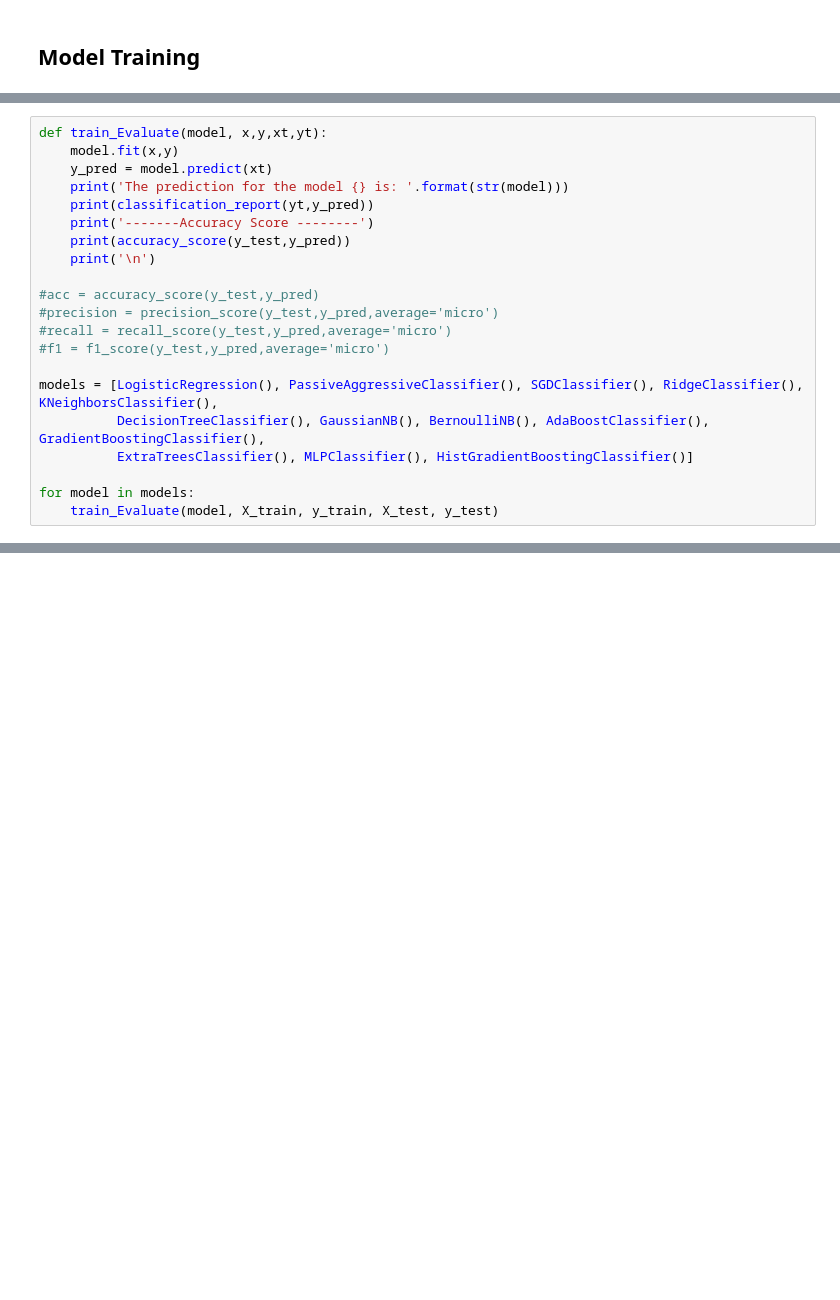
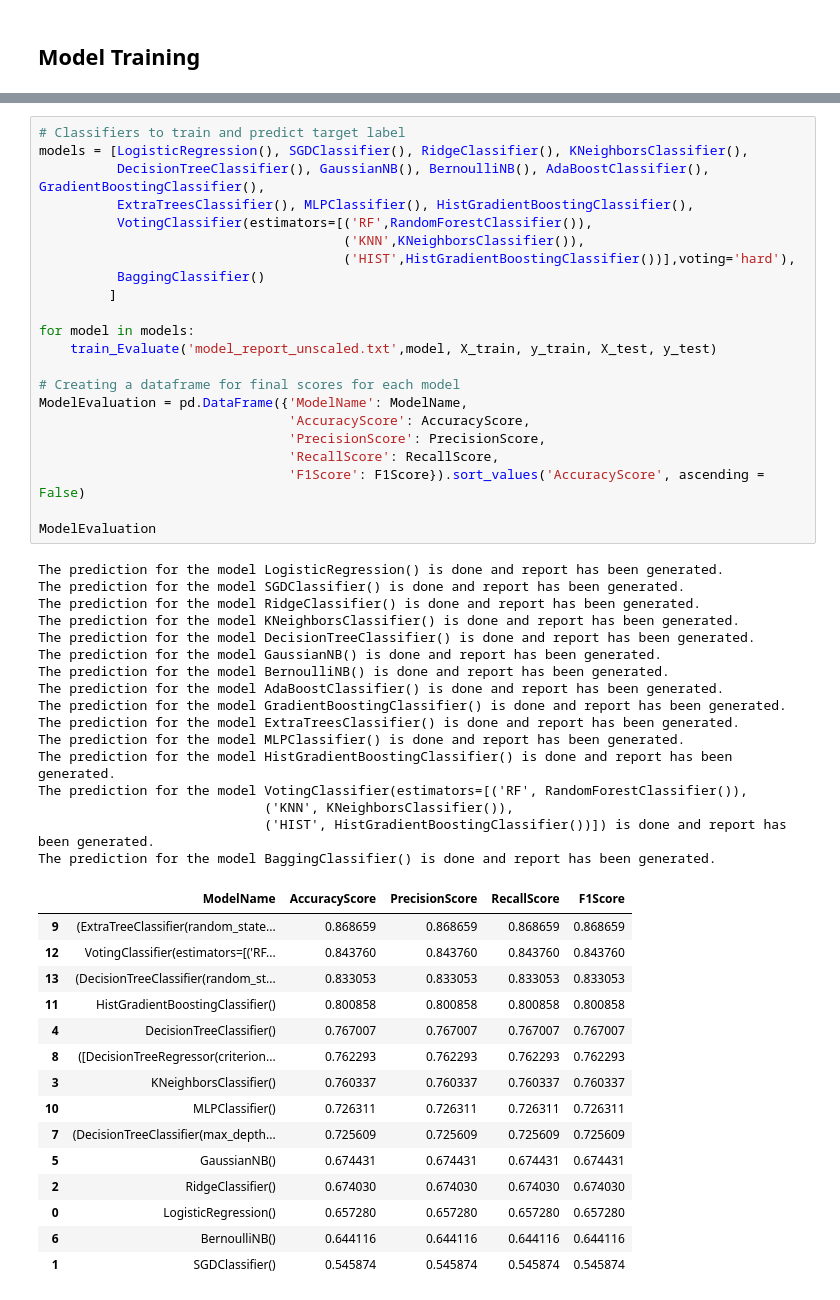
Before and after one commit to ptrGSKA/Credit_Score_Classification, a Jupyter notebook: credit_score_classification.ipynb, the cells around one changed output, grey strips where cells are left out. Drawn from its saved outputs; the diff is of its cells as text; blank space fills up the shorter version.

```diff
--- a/credit_score_classification.ipynb
+++ b/credit_score_classification.ipynb
@@ -762,21 +773,0 @@ X_train, X_test, y_train, y_test = train_test_split(X,y,
-# %%
-def train_Evaluate(model, x,y,xt,yt):
-    model.fit(x,y)
-    y_pred = model.predict(xt)
-    print('The prediction for the model {} is: '.format(str(model)))
-    print(classification_report(yt,y_pred))
-    print('-------Accuracy Score --------')
-    print(accuracy_score(y_test,y_pred))
-    print('\n')
-
-#acc = accuracy_score(y_test,y_pred)
-#precision = precision_score(y_test,y_pred,average='micro')
-#recall = recall_score(y_test,y_pred,average='micro')
-#f1 = f1_score(y_test,y_pred,average='micro')
-
-models = [LogisticRegression(), PassiveAggressiveClassifier(), SGDClassifier(), RidgeClassifier(), KNeighborsClassifier(),
-          DecisionTreeClassifier(), GaussianNB(), BernoulliNB(), AdaBoostClassifier(), GradientBoostingClassifier(),
-          ExtraTreesClassifier(), MLPClassifier(), HistGradientBoostingClassifier()]
-
-for model in models:
-    train_Evaluate(model, X_train, y_train, X_test, y_test)
@@ -801 +823,55 @@ weighted avg       0.74      0.74      0.74     30000
+# %%
+# Classifiers to train and predict target label
+models = [LogisticRegression(), SGDClassifier(), RidgeClassifier(), KNeighborsClassifier(),
+          DecisionTreeClassifier(), GaussianNB(), BernoulliNB(), AdaBoostClassifier(), GradientBoostingClassifier(),
+          ExtraTreesClassifier(), MLPClassifier(), HistGradientBoostingClassifier(),
+          VotingClassifier(estimators=[('RF',RandomForestClassifier()),
+                                       ('KNN',KNeighborsClassifier()),
+                                       ('HIST',HistGradientBoostingClassifier())],voting='hard'),
+          BaggingClassifier()
+         ]
+
+for model in models:
+    train_Evaluate('model_report_unscaled.txt',model, X_train, y_train, X_test, y_test)
+
+# Creating a dataframe for final scores for each model
+ModelEvaluation = pd.DataFrame({'ModelName': ModelName,
+                                'AccuracyScore': AccuracyScore,
+                                'PrecisionScore': PrecisionScore,
+                                'RecallScore': RecallScore,
+                                'F1Score': F1Score}).sort_values('AccuracyScore', ascending = False)
+
+ModelEvaluation
+# %% [output]
+The prediction for the model LogisticRegression() is done and report has been generated.
+The prediction for the model SGDClassifier() is done and report has been generated.
+The prediction for the model RidgeClassifier() is done and report has been generated.
+The prediction for the model KNeighborsClassifier() is done and report has been generated.
+The prediction for the model DecisionTreeClassifier() is done and report has been generated.
+The prediction for the model GaussianNB() is done and report has been generated.
+The prediction for the model BernoulliNB() is done and report has been generated.
+The prediction for the model AdaBoostClassifier() is done and report has been generated.
+The prediction for the model GradientBoostingClassifier() is done and report has been generated.
+The prediction for the model ExtraTreesClassifier() is done and report has been generated.
+The prediction for the model MLPClassifier() is done and report has been generated.
+The prediction for the model HistGradientBoostingClassifier() is done and report has been generated.
+The prediction for the model VotingClassifier(estimators=[('RF', RandomForestClassifier()),
+                             ('KNN', KNeighborsClassifier()),
+                             ('HIST', HistGradientBoostingClassifier())]) is done and report has been generated.
+The prediction for the model BaggingClassifier() is done and report has been generated.
+|  | ModelName | AccuracyScore | PrecisionScore | RecallScore | F1Score |
+| 9 | (ExtraTreeClassifier(random_state... | 0.868659 | 0.868659 | 0.868659 | 0.868659 |
+| 12 | VotingClassifier(estimators=[('RF... | 0.843760 | 0.843760 | 0.843760 | 0.843760 |
+| 13 | (DecisionTreeClassifier(random_st... | 0.833053 | 0.833053 | 0.833053 | 0.833053 |
+| 11 | HistGradientBoostingClassifier() | 0.800858 | 0.800858 | 0.800858 | 0.800858 |
+| 4 | DecisionTreeClassifier() | 0.767007 | 0.767007 | 0.767007 | 0.767007 |
+| 8 | ([DecisionTreeRegressor(criterion... | 0.762293 | 0.762293 | 0.762293 | 0.762293 |
+| 3 | KNeighborsClassifier() | 0.760337 | 0.760337 | 0.760337 | 0.760337 |
+| 10 | MLPClassifier() | 0.726311 | 0.726311 | 0.726311 | 0.726311 |
+| 7 | (DecisionTreeClassifier(max_depth... | 0.725609 | 0.725609 | 0.725609 | 0.725609 |
+| 5 | GaussianNB() | 0.674431 | 0.674431 | 0.674431 | 0.674431 |
+| 2 | RidgeClassifier() | 0.674030 | 0.674030 | 0.674030 | 0.674030 |
+| 0 | LogisticRegression() | 0.657280 | 0.657280 | 0.657280 | 0.657280 |
+| 6 | BernoulliNB() | 0.644116 | 0.644116 | 0.644116 | 0.644116 |
+| 1 | SGDClassifier() | 0.545874 | 0.545874 | 0.545874 | 0.545874 |
 # %%
```
Also changed, not shown: parts of 28 cells of this notebook, 2 other files.
